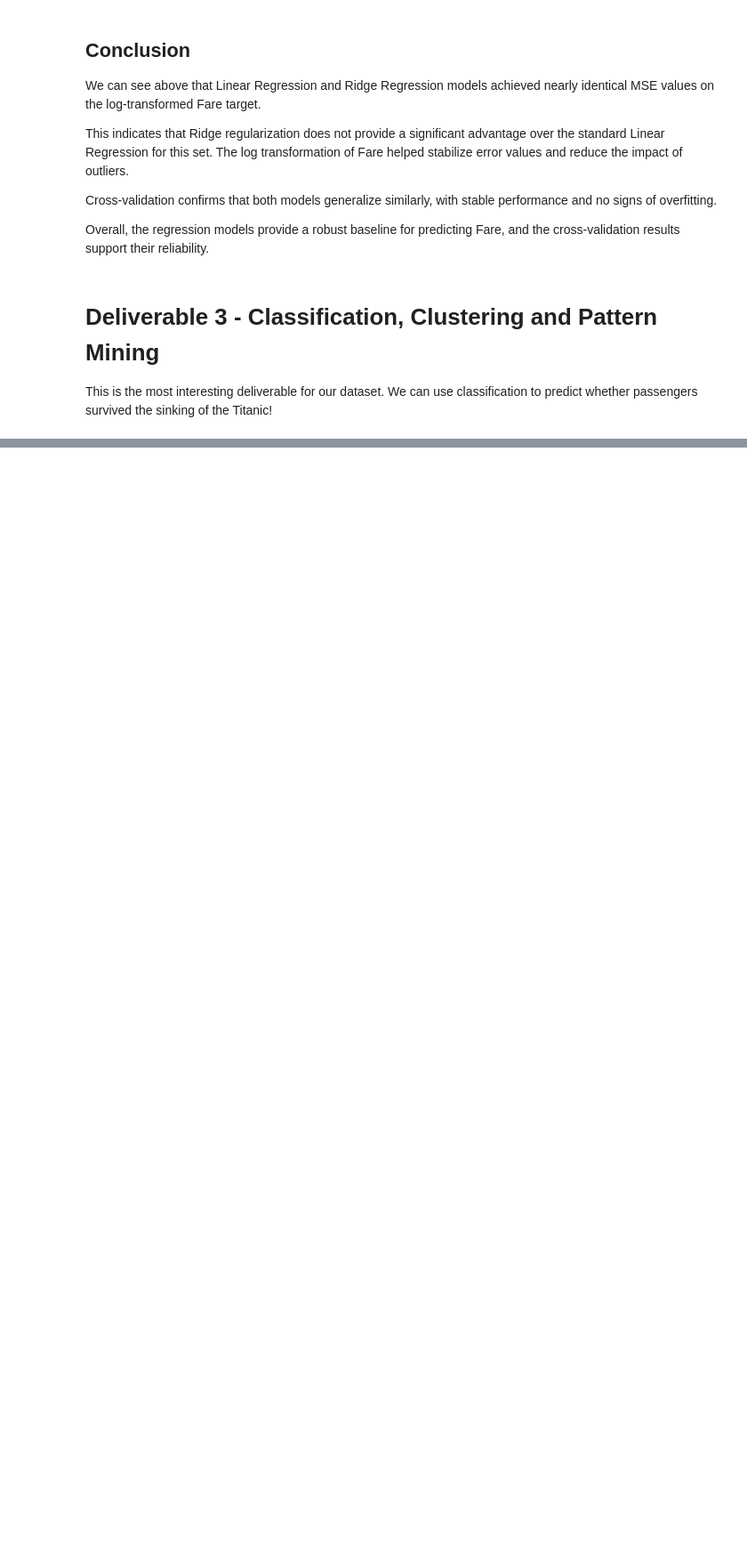
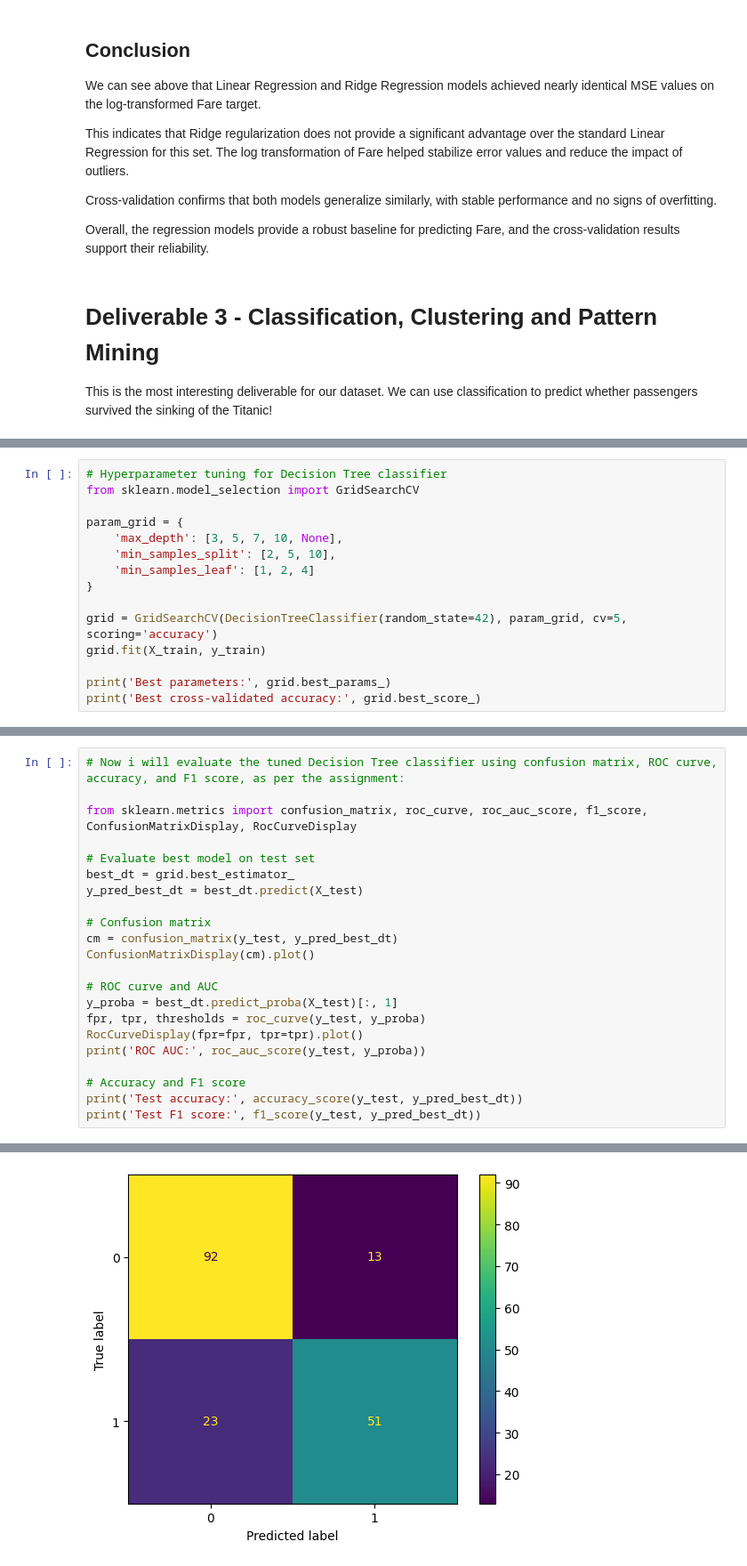
Before and after one commit to azloti/MSCS_634_Project, a Jupyter notebook: titanic.ipynb, the cells around one changed output, grey strips where cells are left out. Shown at 89% size. Cells and saved outputs as stored; diff of their text form; blank space fills up the shorter version.

```diff
--- a/titanic.ipynb
+++ b/titanic.ipynb
@@ -313,0 +332,15 @@ k-NN accuracy: 0.6927374301675978
+# %%
+# Hyperparameter tuning for Decision Tree classifier
+from sklearn.model_selection import GridSearchCV
+
+param_grid = {
+    'max_depth': [3, 5, 7, 10, None],
+    'min_samples_split': [2, 5, 10],
+    'min_samples_leaf': [1, 2, 4]
+}
+
+grid = GridSearchCV(DecisionTreeClassifier(random_state=42), param_grid, cv=5, scoring='accuracy')
+grid.fit(X_train, y_train)
+
+print('Best parameters:', grid.best_params_)
+print('Best cross-validated accuracy:', grid.best_score_)
@@ -313,0 +350,23 @@ k-NN accuracy: 0.6927374301675978
+# %%
+# Now i will evaluate the tuned Decision Tree classifier using confusion matrix, ROC curve, accuracy, and F1 score, as per the assignment:
+
+from sklearn.metrics import confusion_matrix, roc_curve, roc_auc_score, f1_score, ConfusionMatrixDisplay, RocCurveDisplay
+
+# Evaluate best model on test set
+best_dt = grid.best_estimator_
+y_pred_best_dt = best_dt.predict(X_test)
+
+# Confusion matrix
+cm = confusion_matrix(y_test, y_pred_best_dt)
+ConfusionMatrixDisplay(cm).plot()
+
+# ROC curve and AUC
+y_proba = best_dt.predict_proba(X_test)[:, 1]
+fpr, tpr, thresholds = roc_curve(y_test, y_proba)
+RocCurveDisplay(fpr=fpr, tpr=tpr).plot()
+print('ROC AUC:', roc_auc_score(y_test, y_proba))
+
+# Accuracy and F1 score
+print('Test accuracy:', accuracy_score(y_test, y_pred_best_dt))
+print('Test F1 score:', f1_score(y_test, y_pred_best_dt))
+# %% [output]
@@ -313,0 +377 @@ k-NN accuracy: 0.6927374301675978
+[figure, added]
```
Also changed, not shown: parts of 11 cells of this notebook, 1 other file.
